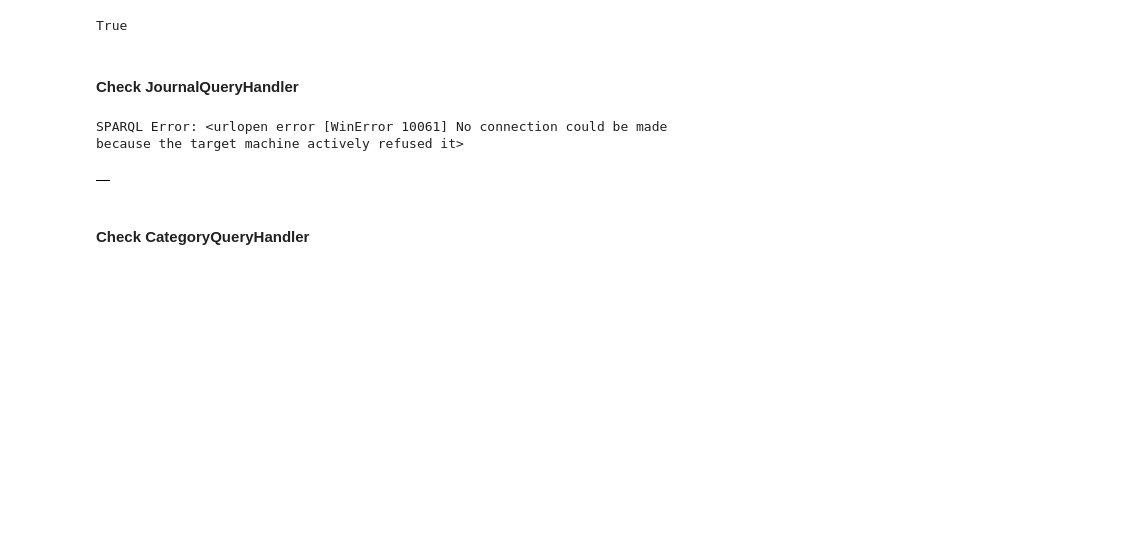
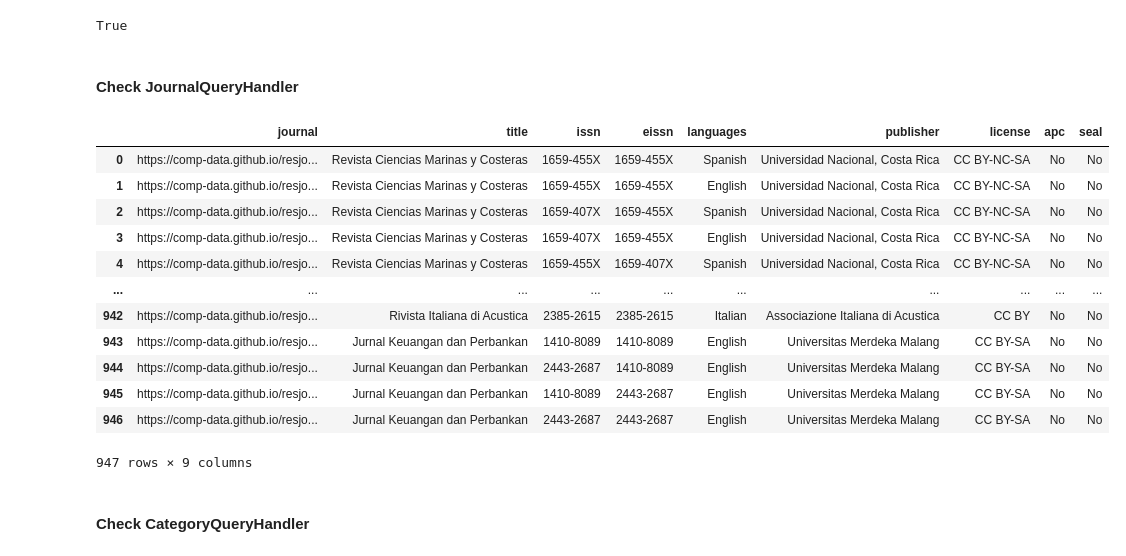
Before and after one commit to edotarp/Perfect-Stranger-DHDK-2025, a Jupyter notebook: our_project/test_impl.ipynb, the cells around one changed output. Drawn from its saved outputs; the diff is of its cells as text; code cells hidden in the pictures; blank space fills up the shorter version.

```diff
--- a/our_project/test_impl.ipynb
+++ b/our_project/test_impl.ipynb
@@ -35,14 +38,25 @@ True
 #### Check JournalQueryHandler
 # %%
 # result_q1 = jou_qh.getJournalsWithTitle('مجلة كلي')
-# result_q1 = jou_qh.getAllJournals()
+result_q1 = jou_qh.getAllJournals()
 # result_q1 = jou_qh.getJournalsWithDOAJSeal()
-result_q1 = jou_qh.getById('2532-2615') # 2532-2615 2385-2615
+# result_q1 = jou_qh.getById('2532-2615') # 2532-2615 2385-2615
 
 result_q1
 # %% [output]
+|  | journal | title | issn | eissn | languages | publisher | license | apc | seal |
+| 0 | https://comp-data.github.io/resjo... | Revista Ciencias Marinas y Costeras | 1659-455X | 1659-455X | Spanish | Universidad Nacional, Costa Rica | CC BY-NC-SA | No | No |
+| 1 | https://comp-data.github.io/resjo... | Revista Ciencias Marinas y Costeras | 1659-455X | 1659-455X | English | Universidad Nacional, Costa Rica | CC BY-NC-SA | No | No |
+| 2 | https://comp-data.github.io/resjo... | Revista Ciencias Marinas y Costeras | 1659-407X | 1659-455X | Spanish | Universidad Nacional, Costa Rica | CC BY-NC-SA | No | No |
+| 3 | https://comp-data.github.io/resjo... | Revista Ciencias Marinas y Costeras | 1659-407X | 1659-455X | English | Universidad Nacional, Costa Rica | CC BY-NC-SA | No | No |
+| 4 | https://comp-data.github.io/resjo... | Revista Ciencias Marinas y Costeras | 1659-455X | 1659-407X | Spanish | Universidad Nacional, Costa Rica | CC BY-NC-SA | No | No |
+| ... | ... | ... | ... | ... | ... | ... | ... | ... | ... |
+| 942 | https://comp-data.github.io/resjo... | Rivista Italiana di Acustica | 2385-2615 | 2385-2615 | Italian | Associazione Italiana di Acustica | CC BY | No | No |
+| 943 | https://comp-data.github.io/resjo... | Jurnal Keuangan dan Perbankan | 1410-8089 | 1410-8089 | English | Universitas Merdeka Malang | CC BY-SA | No | No |
+| 944 | https://comp-data.github.io/resjo... | Jurnal Keuangan dan Perbankan | 2443-2687 | 1410-8089 | English | Universitas Merdeka Malang | CC BY-SA | No | No |
+| 945 | https://comp-data.github.io/resjo... | Jurnal Keuangan dan Perbankan | 1410-8089 | 2443-2687 | English | Universitas Merdeka Malang | CC BY-SA | No | No |
+| 946 | https://comp-data.github.io/resjo... | Jurnal Keuangan dan Perbankan | 2443-2687 | 2443-2687 | English | Universitas Merdeka Malang | CC BY-SA | No | No |
-SPARQL Error: <urlopen error [WinError 10061] No connection could be made because the target machine actively refused it>
+947 rows × 9 columns
-|  |
 # %% [markdown]
 #### Check CategoryQueryHandler
 # %%
```
Also changed, not shown: parts of 9 cells of this notebook, 1 other file.
